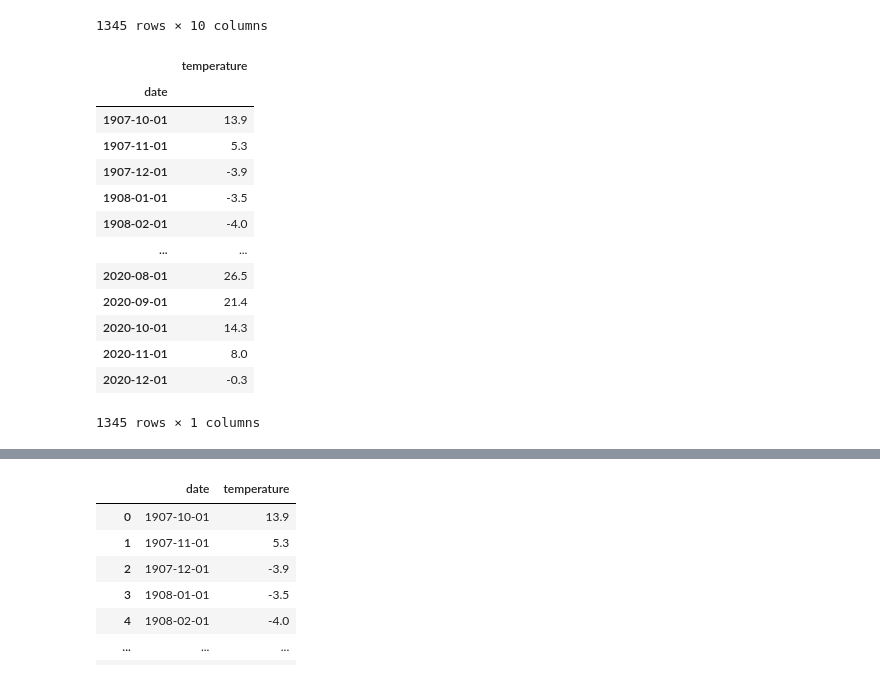
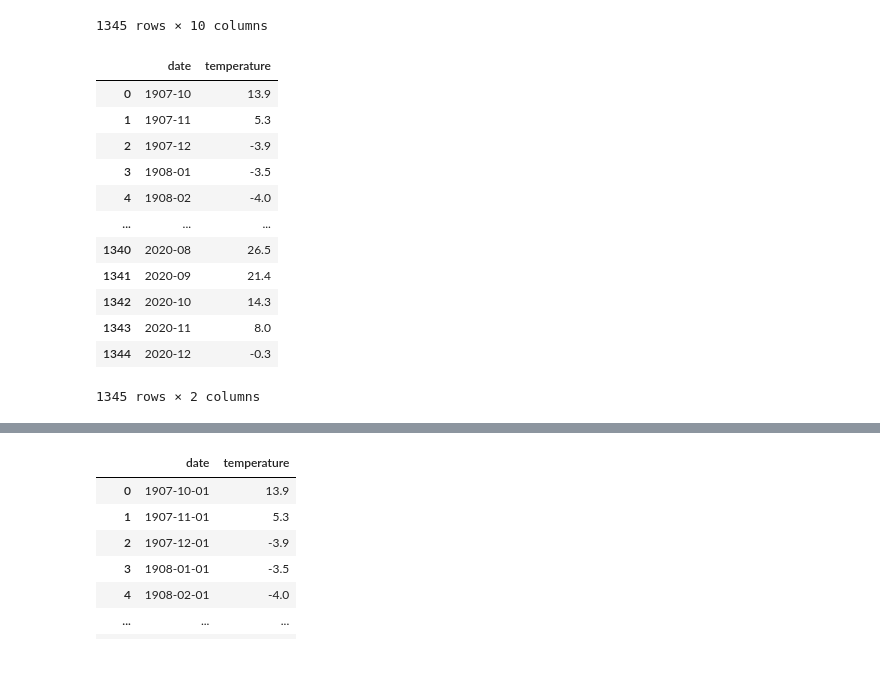
Before and after one commit to koreabao/public_data, a Jupyter notebook: 날씨_1.ipynb, the cells around one changed output, grey strips where cells are left out. Saved outputs shown, nothing was run; the diff lists cells and outputs as text; code cells hidden in the pictures.

```diff
--- a/날씨_1.ipynb
+++ b/날씨_1.ipynb
@@ -23,22 +29,19 @@ gtp
 # %%
 tp1 = gtp.iloc[ : ,2:4]
 tp1.columns = ['date','temperature']
 tp2 = tp1.copy()
-tp2['date'] = pd.to_datetime(tp2['date'])
-tp2.set_index('date',inplace=True)
-tp3
+tp2
 # %% [output]
-|  | temperature |
-| date |  |
-| 1907-10-01 | 13.9 |
-| 1907-11-01 | 5.3 |
-| 1907-12-01 | -3.9 |
-| 1908-01-01 | -3.5 |
-| 1908-02-01 | -4.0 |
-| ... | ... |
-| 2020-08-01 | 26.5 |
-| 2020-09-01 | 21.4 |
-| 2020-10-01 | 14.3 |
-| 2020-11-01 | 8.0 |
-| 2020-12-01 | -0.3 |
+|  | date | temperature |
+| 0 | 1907-10 | 13.9 |
+| 1 | 1907-11 | 5.3 |
+| 2 | 1907-12 | -3.9 |
+| 3 | 1908-01 | -3.5 |
+| 4 | 1908-02 | -4.0 |
+| ... | ... | ... |
+| 1340 | 2020-08 | 26.5 |
+| 1341 | 2020-09 | 21.4 |
+| 1342 | 2020-10 | 14.3 |
+| 1343 | 2020-11 | 8.0 |
+| 1344 | 2020-12 | -0.3 |
-1345 rows × 1 columns
+1345 rows × 2 columns
```
Also changed, not shown: parts of 21 cells of this notebook.
